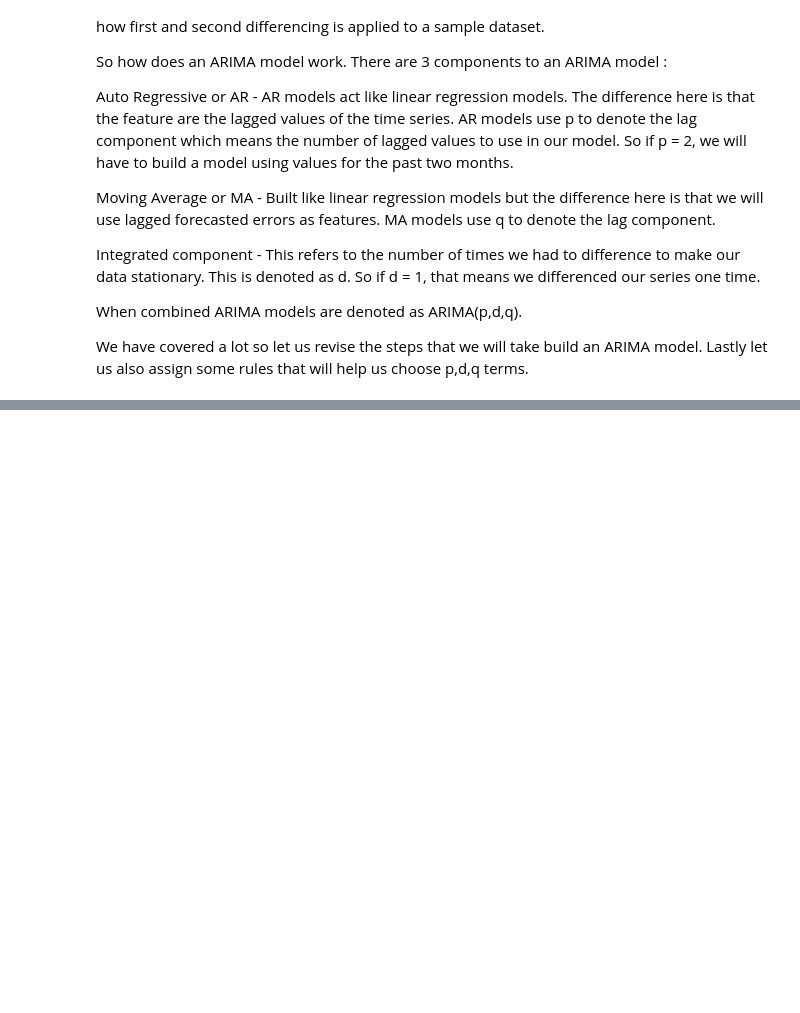
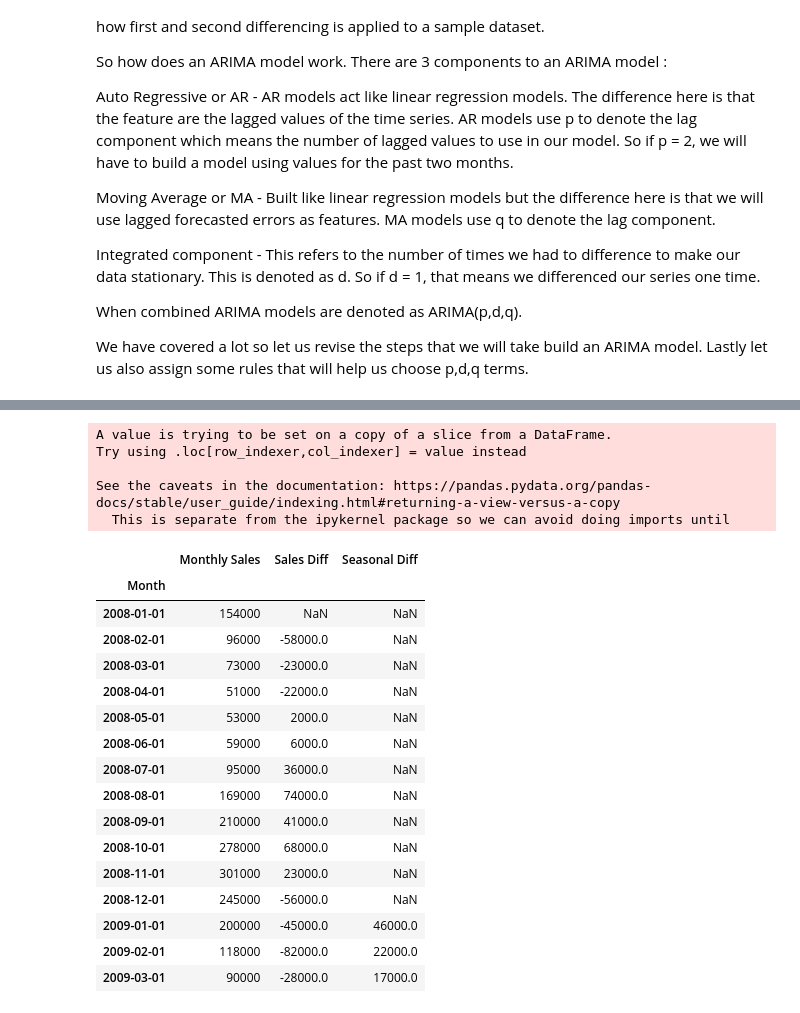
Before and after one commit to hamzajabbarr/time_series_forecasting_example, a Jupyter notebook: Time_series.ipynb, the cells around one changed output, grey strips where cells are left out. Saved outputs shown, nothing was run; the diff lists cells and outputs as text; code cells hidden in the pictures; blank space fills up the shorter version.

Commit message:
Seasonal ARIMA explanation

```diff
--- a/Time_series.ipynb
+++ b/Time_series.ipynb
@@ -638,0 +731,28 @@ We have covered a lot so let us revise the steps that we will take build an ARIM
+# %%
+# we can clearly see the data is not stationary. Let us seasonally difference the data
+
+train['Seasonal Diff'] = train['Monthly Sales'].diff(periods = 12)
+train.head(15)
+# %% [output]
+A value is trying to be set on a copy of a slice from a DataFrame.
+Try using .loc[row_indexer,col_indexer] = value instead
+
+See the caveats in the documentation: https://pandas.pydata.org/pandas-docs/stable/user_guide/indexing.html#returning-a-view-versus-a-copy
+  This is separate from the ipykernel package so we can avoid doing imports until
+|  | Monthly Sales | Sales Diff | Seasonal Diff |
+| Month |  |  |  |
+| 2008-01-01 | 154000 | NaN | NaN |
+| 2008-02-01 | 96000 | -58000.0 | NaN |
+| 2008-03-01 | 73000 | -23000.0 | NaN |
+| 2008-04-01 | 51000 | -22000.0 | NaN |
+| 2008-05-01 | 53000 | 2000.0 | NaN |
+| 2008-06-01 | 59000 | 6000.0 | NaN |
+| 2008-07-01 | 95000 | 36000.0 | NaN |
+| 2008-08-01 | 169000 | 74000.0 | NaN |
+| 2008-09-01 | 210000 | 41000.0 | NaN |
+| 2008-10-01 | 278000 | 68000.0 | NaN |
+| 2008-11-01 | 301000 | 23000.0 | NaN |
+| 2008-12-01 | 245000 | -56000.0 | NaN |
+| 2009-01-01 | 200000 | -45000.0 | 46000.0 |
+| 2009-02-01 | 118000 | -82000.0 | 22000.0 |
+| 2009-03-01 | 90000 | -28000.0 | 17000.0 |
```
Also changed, not shown: parts of 17 cells of this notebook.
